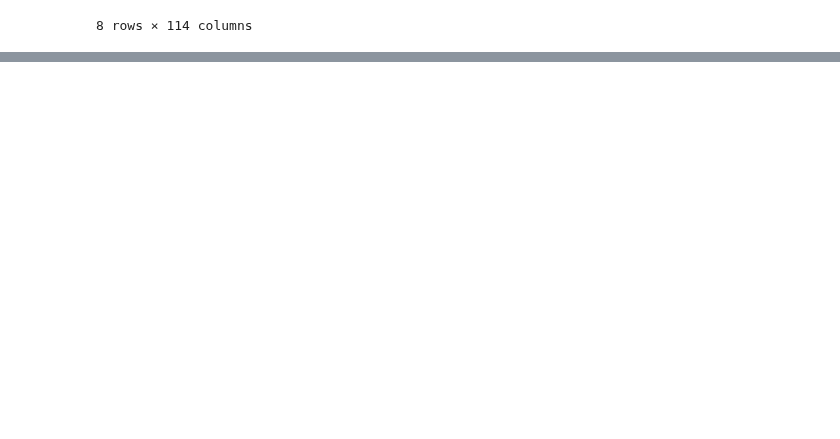
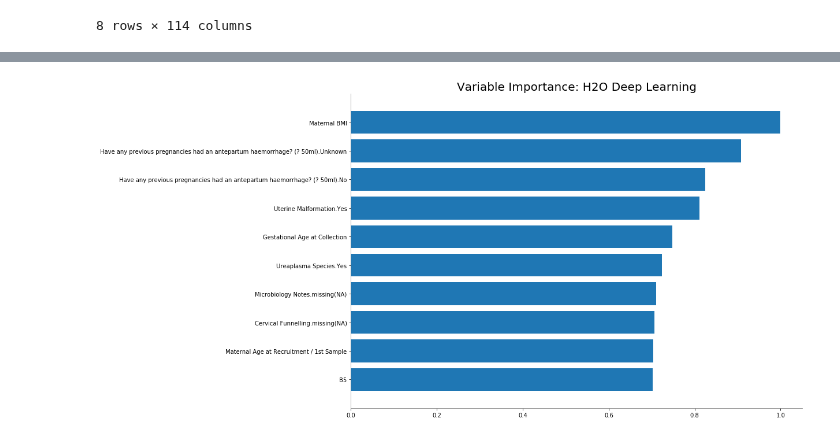
Before and after one commit to ziweifan177/Data_Science_Pilot, a Jupyter notebook: [Projects and Testing] Data Science & Machine Learning/Interpretability_Cases_PregnancyData_Exploration.ipynb, the cells around one changed output, grey strips where cells are left out. Drawn from its saved outputs; the diff is of its cells as text; code cells hidden in the pictures; blank space fills up the shorter version.

```diff
--- a/[Projects and Testing] Data Science & Machine Learning/Interpretability_Cases_PregnancyData_Exploration.ipynb
+++ b/[Projects and Testing] Data Science & Machine Learning/Interpretability_Cases_PregnancyData_Exploration.ipynb
@@ -154,0 +194,5 @@ diff_rate
+# %%
+aml = H2OAutoML(max_runtime_secs=run_time)
+# %%
+model_start_time = time.time()
+aml.train(x=X,y=target,training_frame=frame_training)
@@ -154,0 +203,3 @@ diff_rate
+# %%
+leaderboard = aml.leaderboard
+print(leaderboard)
@@ -154,0 +251,3 @@ diff_rate
+# %%
+model_1 = h2o.get_model(leaderboard[0,"model_id"])
+model_1
@@ -154,0 +355,4 @@ diff_rate
+# %%
+model_1.varimp_plot()
+# %% [output]
+[figure, added]
```
Also changed, not shown: parts of 28 cells of this notebook.
